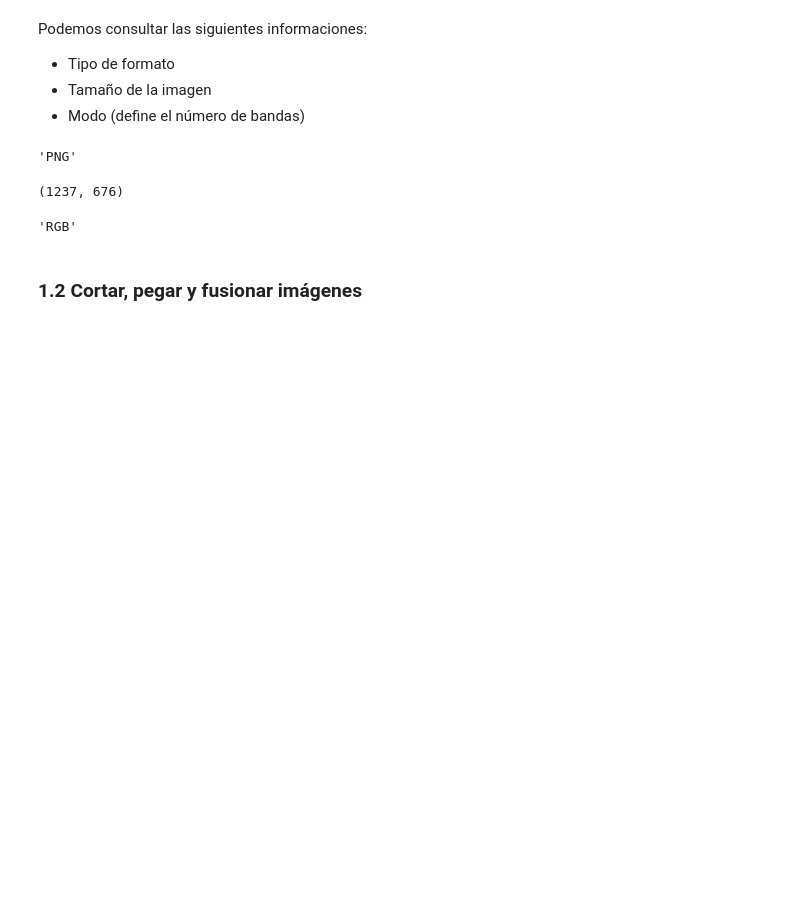
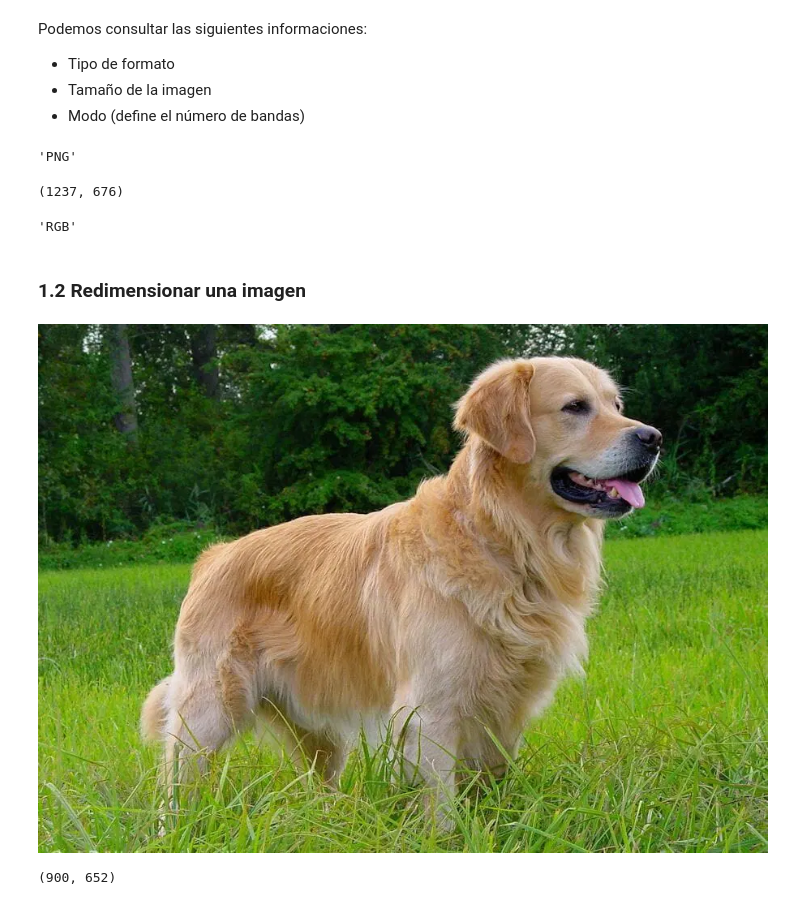
Before and after one commit to GbrlOl/programacion-2, a Jupyter notebook: clases/python/clase_8_pil_and_opencv.ipynb, the cells around one changed output. Cells and saved outputs as stored; diff of their text form; code cells hidden in the pictures; blank space fills up the shorter version.

```diff
--- a/clases/python/clase_8_pil_and_opencv.ipynb
+++ b/clases/python/clase_8_pil_and_opencv.ipynb
@@ -56,5 +56,15 @@ img.size
 img.mode
 # %% [output]
 'RGB'
-# %% [markdown]
-### **1.2 Cortar, pegar y fusionar imágenes**
+# %% [markdown]
+### **1.2 Redimensionar una imagen**
+# %%
+img = Image.open(r"C:\Users\gol_m\OneDrive\Desktop\Magíster en Ciencias de la Ingeniería\2025\Cursos Dictados\Primer Semestre\EIE409 - PROGRAMACIÓN 2\CLASES\clases\assets\imagen_perro.webp")
+# %%
+img
+# %% [output]
+[figure, added]
+# %%
+img.size
+# %% [output]
+(900, 652)
```
Also changed, not shown: parts of 19 cells of this notebook.
